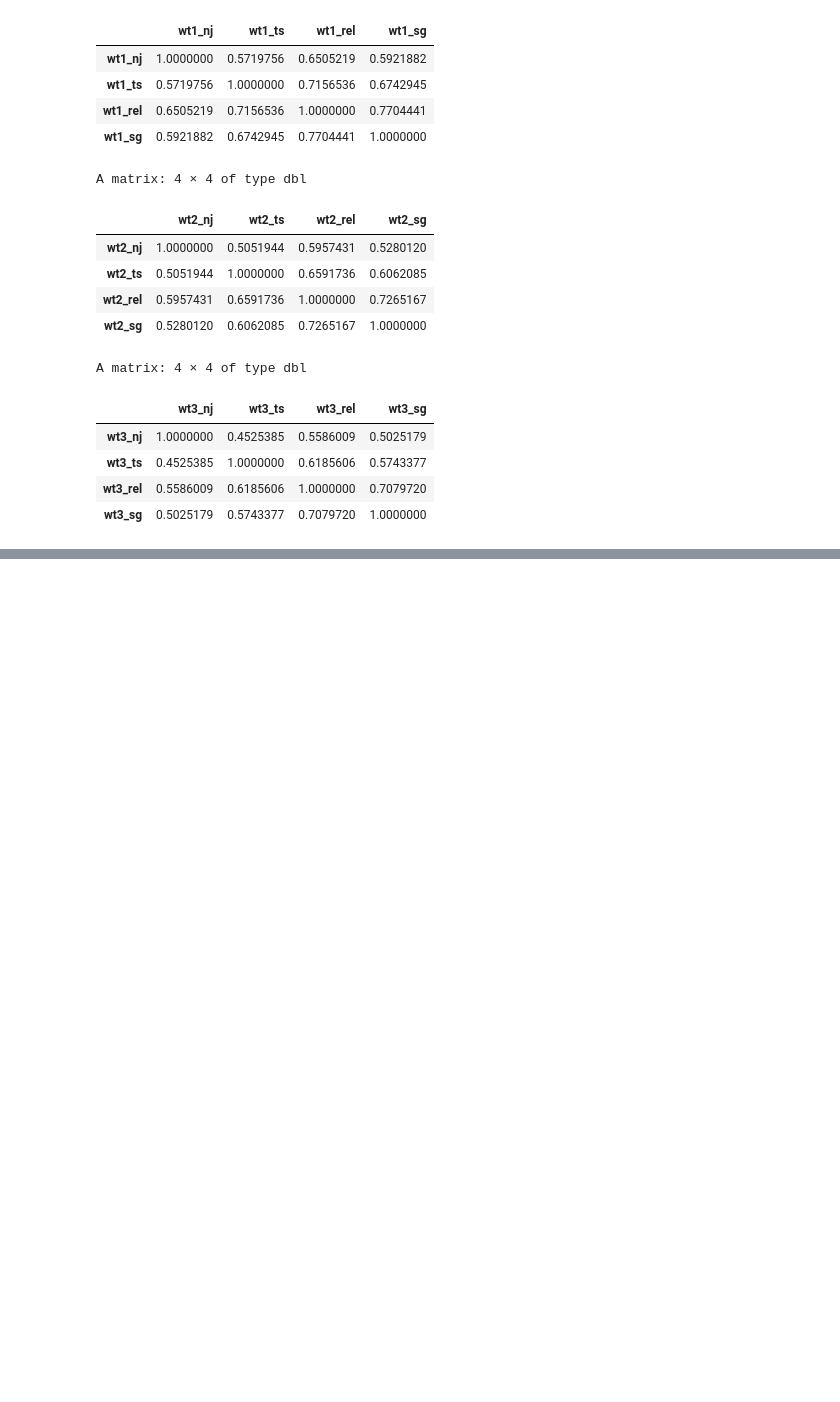
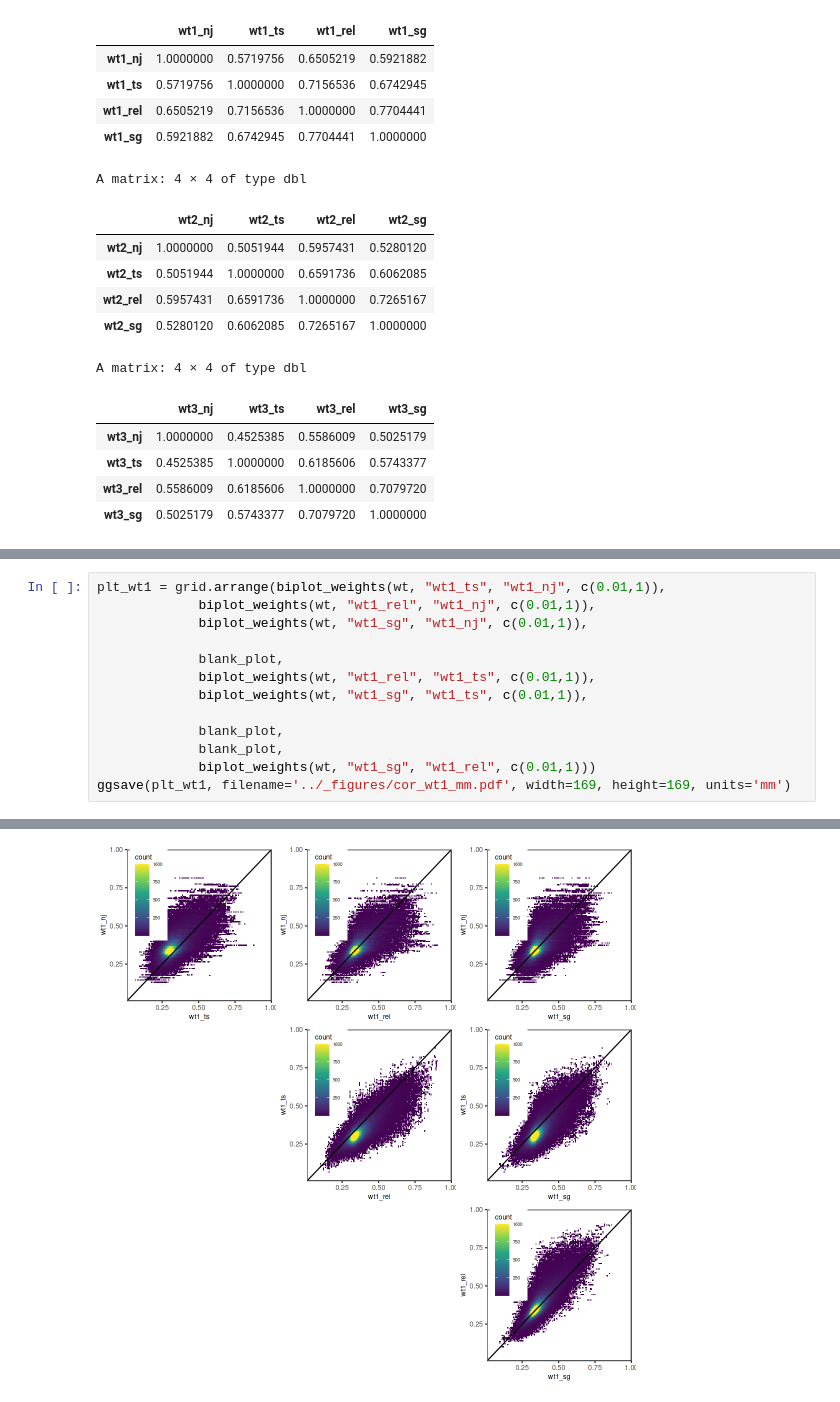
Before and after one commit to arka-pal/snapdragon-replicateHZ, a Jupyter notebook: twisst/comparison/twisstPlots_comparison.R.ipynb, the cells around one changed output, grey strips where cells are left out. Drawn from its saved outputs; the diff is of its cells as text; blank space fills up the shorter version.

```diff
--- a/twisst/comparison/twisstPlots_comparison.R.ipynb
+++ b/twisst/comparison/twisstPlots_comparison.R.ipynb
@@ -808,0 +561,14 @@ Warning message in xy.coords(x, y, xlabel, ylabel, log):
+# %%
+plt_wt1 = grid.arrange(biplot_weights(wt, "wt1_ts", "wt1_nj", c(0.01,1)),
+             biplot_weights(wt, "wt1_rel", "wt1_nj", c(0.01,1)),
+             biplot_weights(wt, "wt1_sg", "wt1_nj", c(0.01,1)),
+
+             blank_plot,
+             biplot_weights(wt, "wt1_rel", "wt1_ts", c(0.01,1)),
+             biplot_weights(wt, "wt1_sg", "wt1_ts", c(0.01,1)),
+
+             blank_plot,
+             blank_plot,
+             biplot_weights(wt, "wt1_sg", "wt1_rel", c(0.01,1)))
+ggsave(plt_wt1, filename='../_figures/cor_wt1_mm.pdf', width=169, height=169, units='mm')
+# %% [output]
@@ -808,0 +585 @@ Warning message in xy.coords(x, y, xlabel, ylabel, log):
+[figure, added]
```
Also changed, not shown: parts of 25 cells of this notebook, 1 other file.
